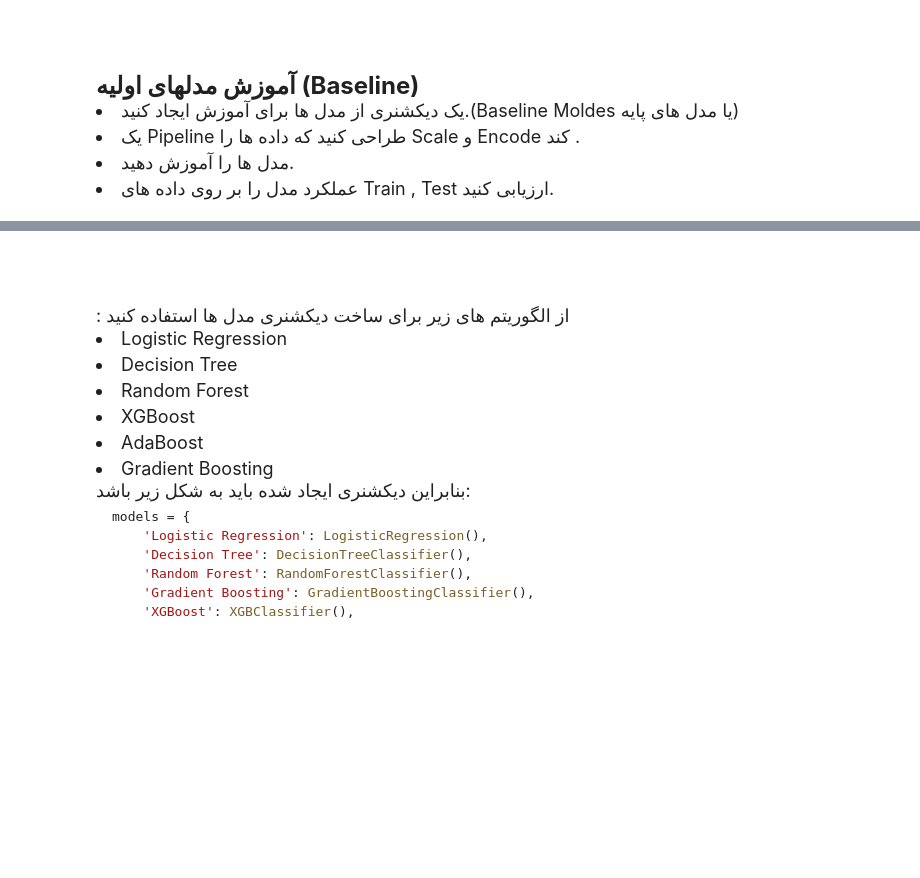
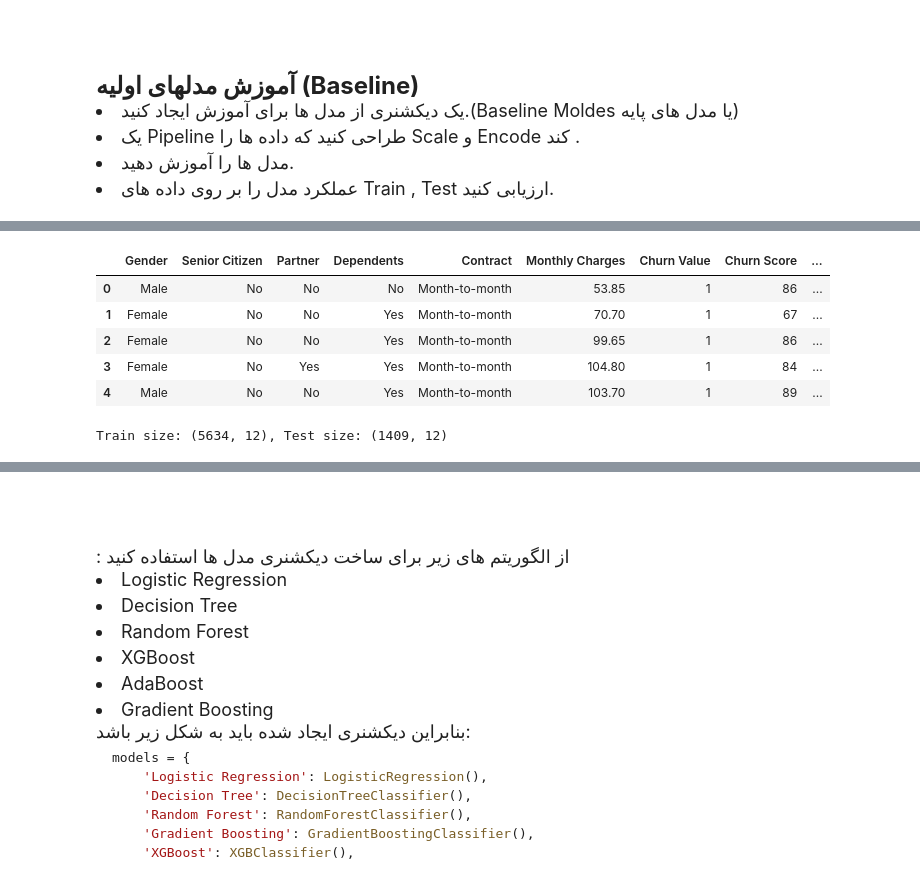
Before and after one commit to mobinym/customer-churn-analysis, a Jupyter notebook: Exercise_3.ipynb, the cells around one changed output, grey strips where cells are left out. Saved outputs shown, nothing was run; the diff lists cells and outputs as text; code cells hidden in the pictures; blank space fills up the shorter version.

```diff
--- a/Exercise_3.ipynb
+++ b/Exercise_3.ipynb
@@ -993,17 +1036,7 @@ def add_auto_pay_indicator(df):
 # %%
 #TODO: دسته‌بندی مشتریان بر اساس Churn Score
 def add_churn_score_group(df):
-    """
-    دسته‌بندی مشتریان بر اساس Churn Score.
-    تقسیم Churn Score به سه دسته: Low، Medium و High.
 
-    پارامترها:
-    df (DataFrame): دیتافریم شامل داده‌های مشتریان
-
-    خروجی:
-    دیتافریم با ستون جدید 'Churn Score Group'
-    """
-    # تعریف دسته‌بندی بر اساس مقادیر Churn Score
     def categorize_churn_score(score):
         if score <= 33:
             return 'Low'
@@ -1012,7 +1045,10 @@ def add_churn_score_group(df):
         else:
             return 'High'
 
-    # اعمال دسته‌بندی به ستون جدید
     df['Churn Score Group'] = df['Churn Score'].apply(categorize_churn_score)
 
     return df
+# %%
+df_copy = add_churn_score_group(df_copy)
+
+print(df_copy[['Churn Score', 'Churn Score Group']].head(50))
@@ -1029,39 +1093,25 @@ def add_churn_score_group(df):
 # TODO: حذف ویژگی های ترکیب شده ( در صورتی که لازم است)
 
 def drop_combined_features(df):
-    """
-    حذف ویژگی‌های ترکیب‌شده که دیگر نیازی به آن‌ها نیست.
 
-    پارامترها:
-    df (DataFrame): دیتافریم شامل داده‌های مشتری
-
-    خروجی:
-    دیتافریم با حذف ویژگی‌های غیرضروری
-    """
-    # لیست ویژگی‌هایی که باید حذف شوند
     features_to_drop = []
 
-    # بررسی و تصمیم‌گیری برای حذف ویژگی‌ها
-    # 1. حذف Total Charges و Tenure Months در صورت استفاده از Avg Monthly Spend
+
     if 'Avg Monthly Spend' in df.columns:
         features_to_drop.extend(['Total Charges', 'Tenure Months'])
 
-    # 2. حذف ستون‌های service_columns در صورت استفاده از Total Service Subscribed
     service_columns = ['Phone Service', 'Multiple Lines', 'Internet Service',
                        'Online Security', 'Online Backup', 'Device Protection',
                        'Tech Support', 'Streaming TV', 'Streaming Movies', 'Paperless Billing']
     if 'Total Service Subscribed' in df.columns:
         features_to_drop.extend(service_columns)
 
-    # 3. حذف Payment Method در صورت استفاده از Recurring Payment
     if 'Recurring Payment' in df.columns:
         features_to_drop.append('Payment Method')
 
-    # 4. حذف Recurring Payment و Paperless Billing در صورت استفاده از Auto Pay
     if 'Auto Pay' in df.columns:
         features_to_drop.extend(['Recurring Payment', 'Paperless Billing'])
 
-    # حذف ویژگی‌های مشخص‌شده
     df.drop(columns=features_to_drop, inplace=True, errors='ignore')
 
     return df
@@ -1108,7 +1129,0 @@ def drop_combined_features(df):
-# %%
-# حذف ستون‌های غیرضروری
-df_copy = drop_combined_features(df_copy)
-
-# نمایش ستون‌های باقی‌مانده در دیتافریم
-print("ستون‌های باقی‌مانده در دیتافریم:")
-print(df_copy.columns)
@@ -1786,0 +1182,9 @@ weighted avg       0.76      0.76      0.76      1409
+# %%
+df_copy.head()
+# %% [output]
+|  | Gender | Senior Citizen | Partner | Dependents | Contract | Monthly Charges | Churn Value | Churn Score | ... |
+| 0 | Male | No | No | No | Month-to-month | 53.85 | 1 | 86 | ... |
+| 1 | Female | No | No | Yes | Month-to-month | 70.70 | 1 | 67 | ... |
+| 2 | Female | No | No | Yes | Month-to-month | 99.65 | 1 | 86 | ... |
+| 3 | Female | No | Yes | Yes | Month-to-month | 104.80 | 1 | 84 | ... |
+| 4 | Male | No | No | Yes | Month-to-month | 103.70 | 1 | 89 | ... |
@@ -1786,0 +1194,6 @@ weighted avg       0.76      0.76      0.76      1409
+# %%
+X_train, X_test, y_train, y_test = train_test_split(X, y, test_size=0.2, random_state=42, stratify=y)
+
+print(f"Train size: {X_train.shape}, Test size: {X_test.shape}")
+# %% [output]
+Train size: (5634, 12), Test size: (1409, 12)
```
Also changed, not shown: parts of 73 cells of this notebook, 2 other files.
